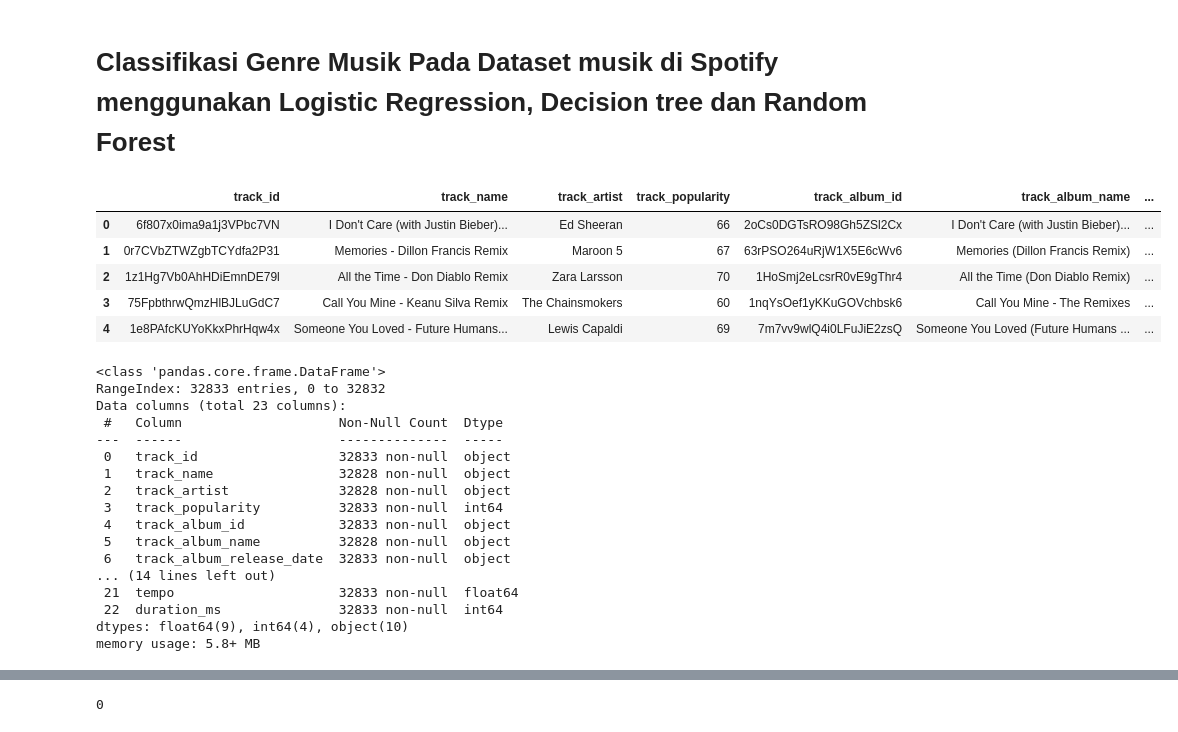
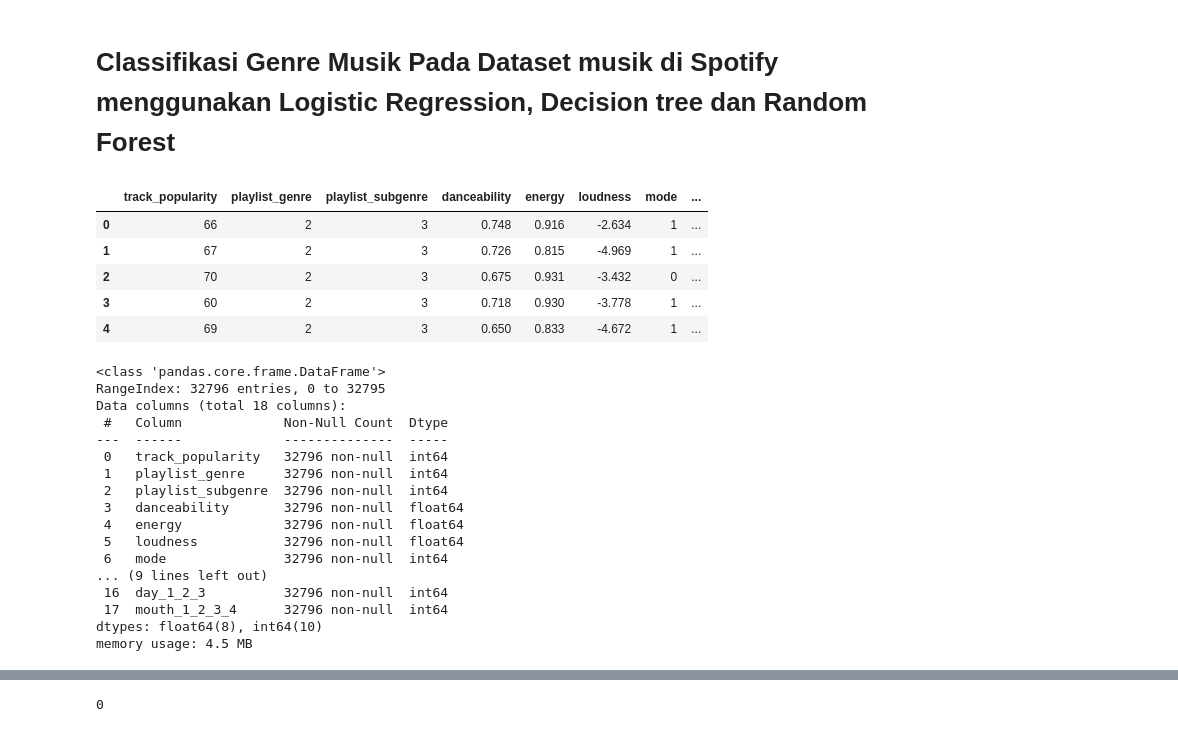
Before and after one commit to Red651/KlassifikasiSpotify, a Jupyter notebook: klassifikasiSpotify.ipynb, the cells around one changed output, grey strips where cells are left out. Saved outputs shown, nothing was run; the diff lists cells and outputs as text; code cells hidden in the pictures.

```diff
--- a/klassifikasiSpotify.ipynb
+++ b/klassifikasiSpotify.ipynb
@@ -24,34 +25,34 @@ pd.set_option('display.max_rows', None)
 import warnings
 warnings.filterwarnings('ignore')
 # %%
-data = pd.read_csv('spotify_songs.csv')
+data = pd.read_csv('spotify_pre1.csv')
 data.head()
 # %% [output]
-|  | track_id | track_name | track_artist | track_popularity | track_album_id | track_album_name | ... |
-| 0 | 6f807x0ima9a1j3VPbc7VN | I Don't Care (with Justin Bieber)... | Ed Sheeran | 66 | 2oCs0DGTsRO98Gh5ZSl2Cx | I Don't Care (with Justin Bieber)... | ... |
-| 1 | 0r7CVbZTWZgbTCYdfa2P31 | Memories - Dillon Francis Remix | Maroon 5 | 67 | 63rPSO264uRjW1X5E6cWv6 | Memories (Dillon Francis Remix) | ... |
-| 2 | 1z1Hg7Vb0AhHDiEmnDE79l | All the Time - Don Diablo Remix | Zara Larsson | 70 | 1HoSmj2eLcsrR0vE9gThr4 | All the Time (Don Diablo Remix) | ... |
-| 3 | 75FpbthrwQmzHlBJLuGdC7 | Call You Mine - Keanu Silva Remix | The Chainsmokers | 60 | 1nqYsOef1yKKuGOVchbsk6 | Call You Mine - The Remixes | ... |
-| 4 | 1e8PAfcKUYoKkxPhrHqw4x | Someone You Loved - Future Humans... | Lewis Capaldi | 69 | 7m7vv9wlQ4i0LFuJiE2zsQ | Someone You Loved (Future Humans ... | ... |
+|  | track_popularity | playlist_genre | playlist_subgenre | danceability | energy | loudness | mode | ... |
+| 0 | 66 | 2 | 3 | 0.748 | 0.916 | -2.634 | 1 | ... |
+| 1 | 67 | 2 | 3 | 0.726 | 0.815 | -4.969 | 1 | ... |
+| 2 | 70 | 2 | 3 | 0.675 | 0.931 | -3.432 | 0 | ... |
+| 3 | 60 | 2 | 3 | 0.718 | 0.930 | -3.778 | 1 | ... |
+| 4 | 69 | 2 | 3 | 0.650 | 0.833 | -4.672 | 1 | ... |
 # %%
 df = data.copy()
 # %%
 df.info()
 # %% [output]
 <class 'pandas.core.frame.DataFrame'>
-RangeIndex: 32833 entries, 0 to 32832
-Data columns (total 23 columns):
- #   Column                    Non-Null Count  Dtype
----  ------                    --------------  -----
- 0   track_id                  32833 non-null  object
- 1   track_name                32828 non-null  object
- 2   track_artist              32828 non-null  object
- 3   track_popularity          32833 non-null  int64
- 4   track_album_id            32833 non-null  object
- 5   track_album_name          32828 non-null  object
- 6   track_album_release_date  32833 non-null  object
-... (14 lines left out)
- 21  tempo                     32833 non-null  float64
- 22  duration_ms               32833 non-null  int64
-dtypes: float64(9), int64(4), object(10)
-memory usage: 5.8+ MB
+RangeIndex: 32796 entries, 0 to 32795
+Data columns (total 18 columns):
+ #   Column             Non-Null Count  Dtype
+---  ------             --------------  -----
+ 0   track_popularity   32796 non-null  int64
+ 1   playlist_genre     32796 non-null  int64
+ 2   playlist_subgenre  32796 non-null  int64
+ 3   danceability       32796 non-null  float64
+ 4   energy             32796 non-null  float64
+ 5   loudness           32796 non-null  float64
+ 6   mode               32796 non-null  int64
+... (9 lines left out)
+ 16  day_1_2_3          32796 non-null  int64
+ 17  mouth_1_2_3_4      32796 non-null  int64
+dtypes: float64(8), int64(10)
+memory usage: 4.5 MB
```
Also changed, not shown: parts of 36 cells of this notebook.
